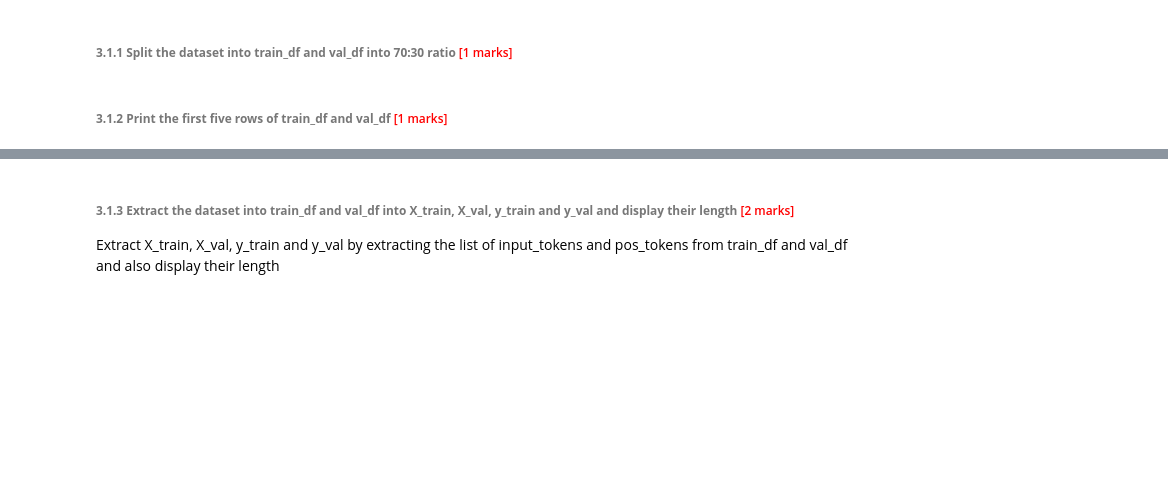
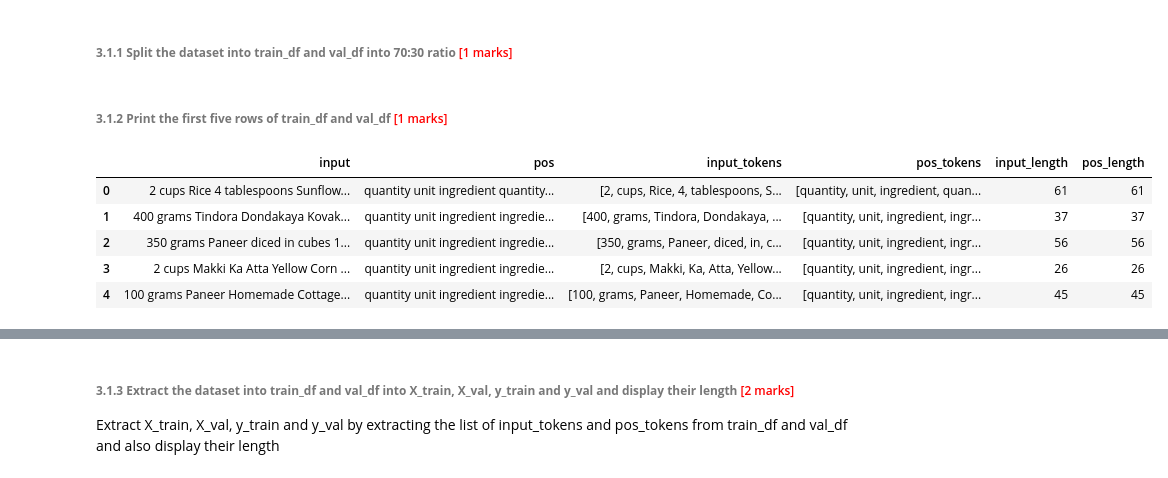
Before and after one commit to uvarajthulasiram/SyntacticProcessingAssignment, a Jupyter notebook: Identifying_Key_Entities_Recipe_Data_Starter.ipynb, the cells around one changed output, grey strips where cells are left out. Drawn from its saved outputs; the diff is of its cells as text; code cells hidden in the pictures; blank space fills up the shorter version.

```diff
--- a/Identifying_Key_Entities_Recipe_Data_Starter.ipynb
+++ b/Identifying_Key_Entities_Recipe_Data_Starter.ipynb
@@ -239,9 +239,21 @@ Split the dataset with the help of input_tokens and pos_tokens and make a ratio
 ###### **3.1.1** **Split the dataset into train_df and val_df into 70:30 ratio** <font color = red> [1 marks]</font> <br>
 # %%
 # split the dataset into training and validation sets
+train_df, val_df = train_test_split(df, test_size=0.3, random_state=100)
+
+train_df = train_df.reset_index(drop=True)
+val_df = val_df.reset_index(drop=True)
 # %% [markdown]
 ###### **3.1.2** **Print the first five rows of train_df and val_df** <font color = red> [1 marks]</font> <br>
 # %%
 # print the first five rows of train_df
+train_df.head()
+# %% [output]
+|  | input | pos | input_tokens | pos_tokens | input_length | pos_length |
+| 0 | 2 cups Rice 4 tablespoons Sunflow... | quantity unit ingredient quantity... | [2, cups, Rice, 4, tablespoons, S... | [quantity, unit, ingredient, quan... | 61 | 61 |
+| 1 | 400 grams Tindora Dondakaya Kovak... | quantity unit ingredient ingredie... | [400, grams, Tindora, Dondakaya, ... | [quantity, unit, ingredient, ingr... | 37 | 37 |
+| 2 | 350 grams Paneer diced in cubes 1... | quantity unit ingredient ingredie... | [350, grams, Paneer, diced, in, c... | [quantity, unit, ingredient, ingr... | 56 | 56 |
+| 3 | 2 cups Makki Ka Atta Yellow Corn ... | quantity unit ingredient ingredie... | [2, cups, Makki, Ka, Atta, Yellow... | [quantity, unit, ingredient, ingr... | 26 | 26 |
+| 4 | 100 grams Paneer Homemade Cottage... | quantity unit ingredient ingredie... | [100, grams, Paneer, Homemade, Co... | [quantity, unit, ingredient, ingr... | 45 | 45 |
 # %%
 # print the first five rows of the val_df
```
Also changed, not shown: parts of 4 cells of this notebook.
